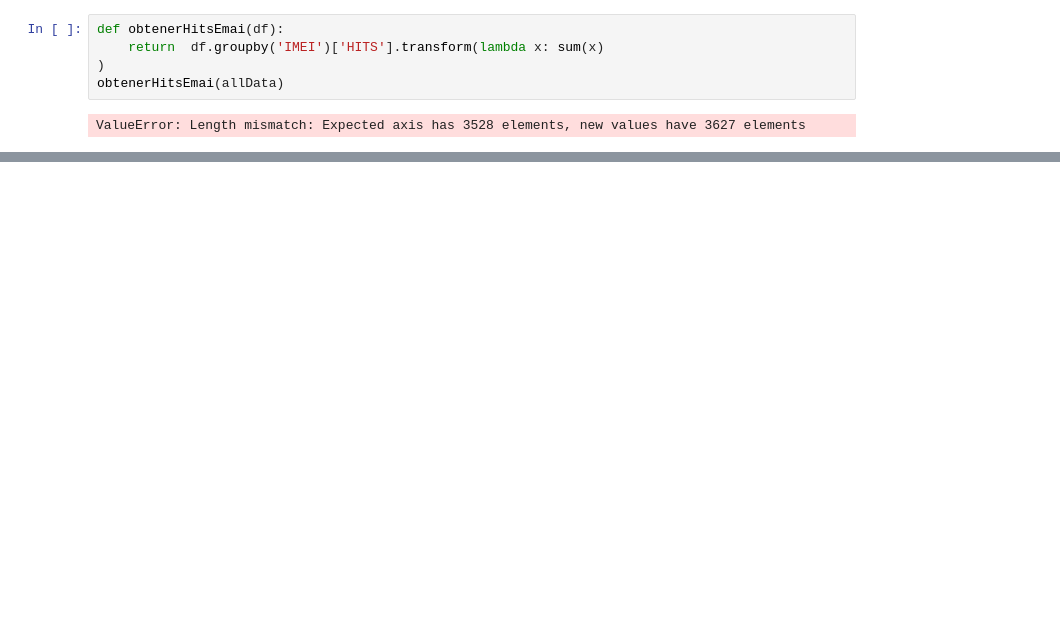
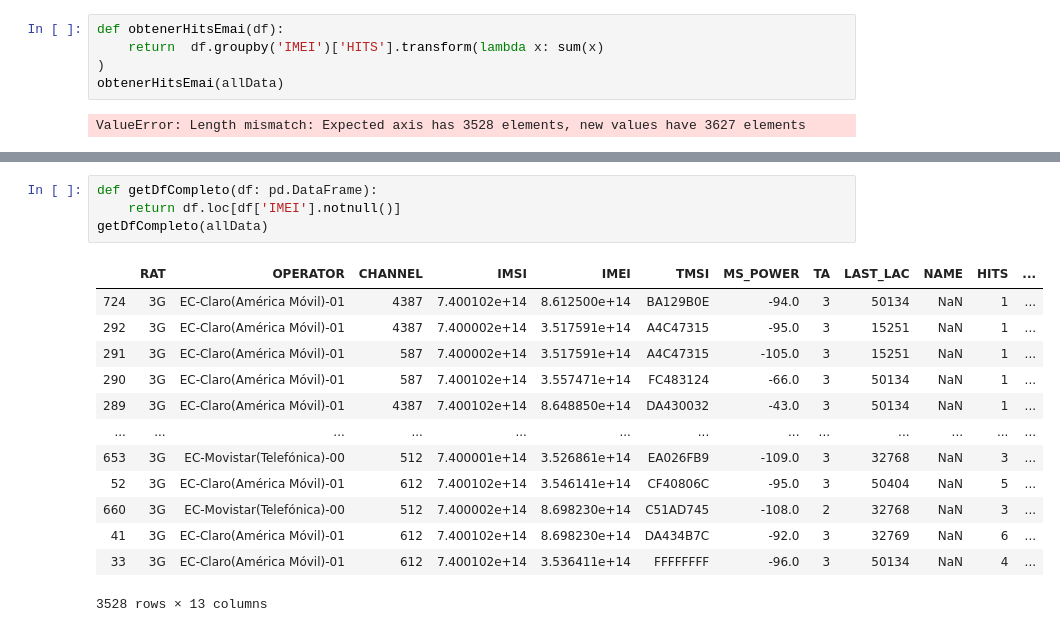
Before and after one commit to Dumaru/ExcelReports, a Jupyter notebook: Telefonia.ipynb, the cells around one changed output, grey strips where cells are left out. Drawn from its saved outputs; the diff is of its cells as text; blank space fills up the shorter version.

```diff
--- a/Telefonia.ipynb
+++ b/Telefonia.ipynb
@@ -376,0 +438,18 @@ getUniqueRows(allData,'OPERATOR').tolist()
+# %%
+def getDfCompleto(df: pd.DataFrame):
+    return df.loc[df['IMEI'].notnull()]
+getDfCompleto(allData)
+# %% [output]
+|  | RAT | OPERATOR | CHANNEL | IMSI | IMEI | TMSI | MS_POWER | TA | LAST_LAC | NAME | HITS | ... |
+| 724 | 3G | EC-Claro(América Móvil)-01 | 4387 | 7.400102e+14 | 8.612500e+14 | BA129B0E | -94.0 | 3 | 50134 | NaN | 1 | ... |
+| 292 | 3G | EC-Claro(América Móvil)-01 | 4387 | 7.400002e+14 | 3.517591e+14 | A4C47315 | -95.0 | 3 | 15251 | NaN | 1 | ... |
+| 291 | 3G | EC-Claro(América Móvil)-01 | 587 | 7.400002e+14 | 3.517591e+14 | A4C47315 | -105.0 | 3 | 15251 | NaN | 1 | ... |
+| 290 | 3G | EC-Claro(América Móvil)-01 | 587 | 7.400102e+14 | 3.557471e+14 | FC483124 | -66.0 | 3 | 50134 | NaN | 1 | ... |
+| 289 | 3G | EC-Claro(América Móvil)-01 | 4387 | 7.400102e+14 | 8.648850e+14 | DA430032 | -43.0 | 3 | 50134 | NaN | 1 | ... |
+| ... | ... | ... | ... | ... | ... | ... | ... | ... | ... | ... | ... | ... |
+| 653 | 3G | EC-Movistar(Telefónica)-00 | 512 | 7.400001e+14 | 3.526861e+14 | EA026FB9 | -109.0 | 3 | 32768 | NaN | 3 | ... |
+| 52 | 3G | EC-Claro(América Móvil)-01 | 612 | 7.400102e+14 | 3.546141e+14 | CF40806C | -95.0 | 3 | 50404 | NaN | 5 | ... |
+| 660 | 3G | EC-Movistar(Telefónica)-00 | 512 | 7.400002e+14 | 8.698230e+14 | C51AD745 | -108.0 | 2 | 32768 | NaN | 3 | ... |
+| 41 | 3G | EC-Claro(América Móvil)-01 | 612 | 7.400102e+14 | 8.698230e+14 | DA434B7C | -92.0 | 3 | 32769 | NaN | 6 | ... |
+| 33 | 3G | EC-Claro(América Móvil)-01 | 612 | 7.400102e+14 | 3.536411e+14 | FFFFFFFF | -96.0 | 3 | 50134 | NaN | 4 | ... |
+3528 rows × 13 columns
```
Also changed, not shown: parts of 17 cells of this notebook, 3 other files.
